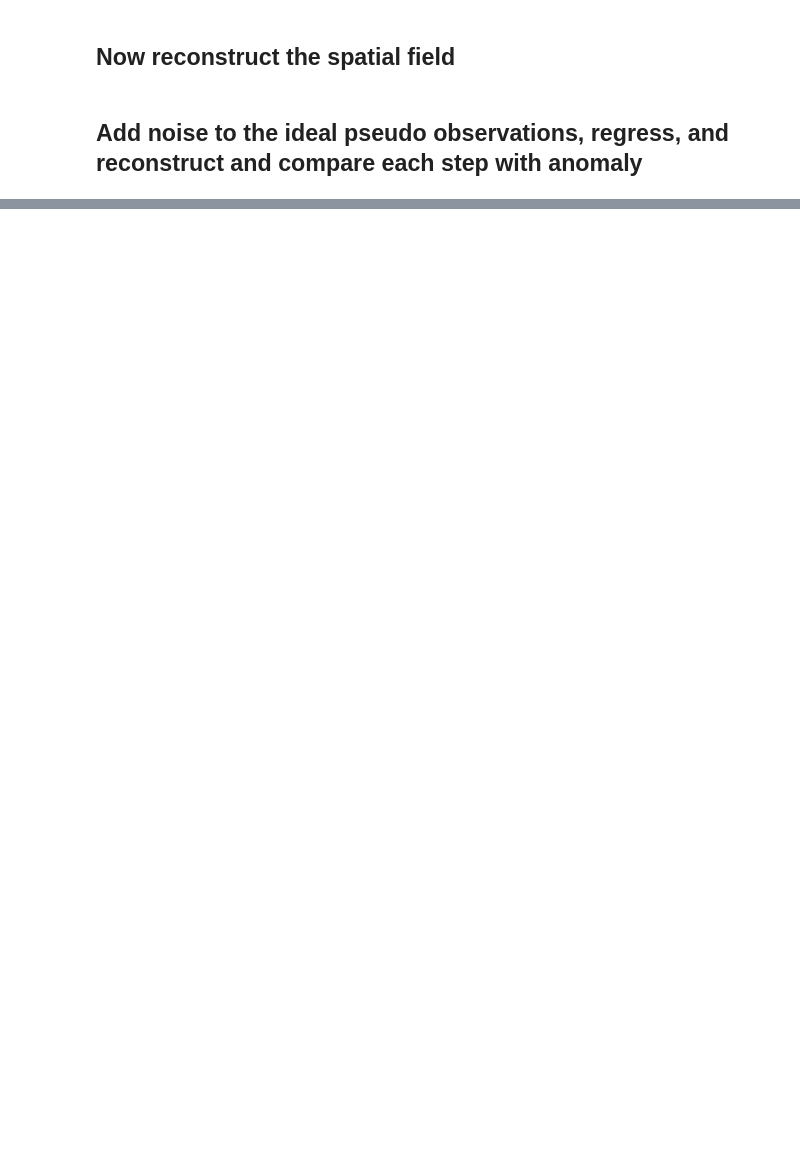
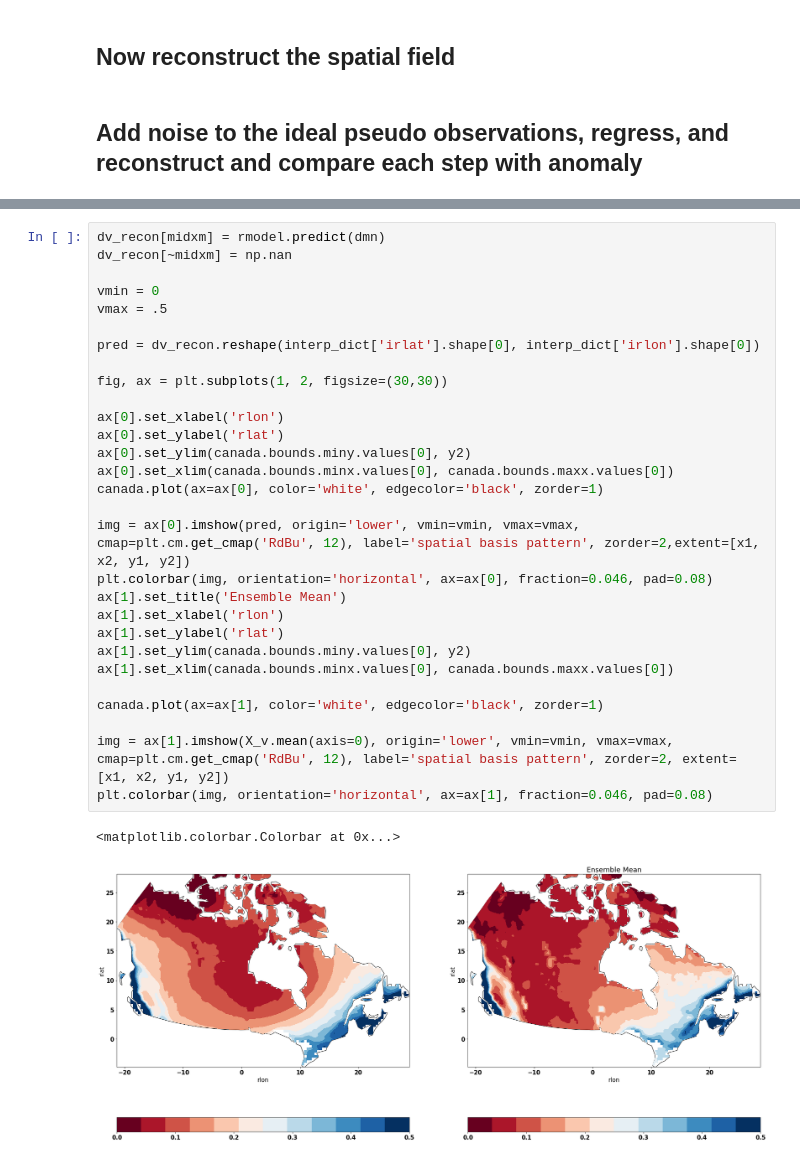
Before and after one commit to pacificclimate/climpyrical, a Jupyter notebook: notebooks/harmonics.ipynb, the cells around one changed output, grey strips where cells are left out. Saved outputs shown, nothing was run; the diff lists cells and outputs as text; blank space fills up the shorter version.

```diff
--- a/notebooks/harmonics.ipynb
+++ b/notebooks/harmonics.ipynb
@@ -353,0 +420,32 @@ plt.savefig('recon_mean_comparison_spatial.pdf')
+# %%
+dv_recon[midxm] = rmodel.predict(dmn)
+dv_recon[~midxm] = np.nan
+
+vmin = 0
+vmax = .5
+
+pred = dv_recon.reshape(interp_dict['irlat'].shape[0], interp_dict['irlon'].shape[0])
+
+fig, ax = plt.subplots(1, 2, figsize=(30,30))
+
+ax[0].set_xlabel('rlon')
+ax[0].set_ylabel('rlat')
+ax[0].set_ylim(canada.bounds.miny.values[0], y2)
+ax[0].set_xlim(canada.bounds.minx.values[0], canada.bounds.maxx.values[0])
+canada.plot(ax=ax[0], color='white', edgecolor='black', zorder=1)
+
+img = ax[0].imshow(pred, origin='lower', vmin=vmin, vmax=vmax, cmap=plt.cm.get_cmap('RdBu', 12), label='spatial basis pattern', zorder=2,extent=[x1, x2, y1, y2])
+plt.colorbar(img, orientation='horizontal', ax=ax[0], fraction=0.046, pad=0.08)
+ax[1].set_title('Ensemble Mean')
+ax[1].set_xlabel('rlon')
+ax[1].set_ylabel('rlat')
+ax[1].set_ylim(canada.bounds.miny.values[0], y2)
+ax[1].set_xlim(canada.bounds.minx.values[0], canada.bounds.maxx.values[0])
+
+canada.plot(ax=ax[1], color='white', edgecolor='black', zorder=1)
+
+img = ax[1].imshow(X_v.mean(axis=0), origin='lower', vmin=vmin, vmax=vmax, cmap=plt.cm.get_cmap('RdBu', 12), label='spatial basis pattern', zorder=2, extent=[x1, x2, y1, y2])
+plt.colorbar(img, orientation='horizontal', ax=ax[1], fraction=0.046, pad=0.08)
+# %% [output]
+<matplotlib.colorbar.Colorbar at 0x...>
+[figure, added]
```
Also changed, not shown: parts of 27 cells of this notebook.
